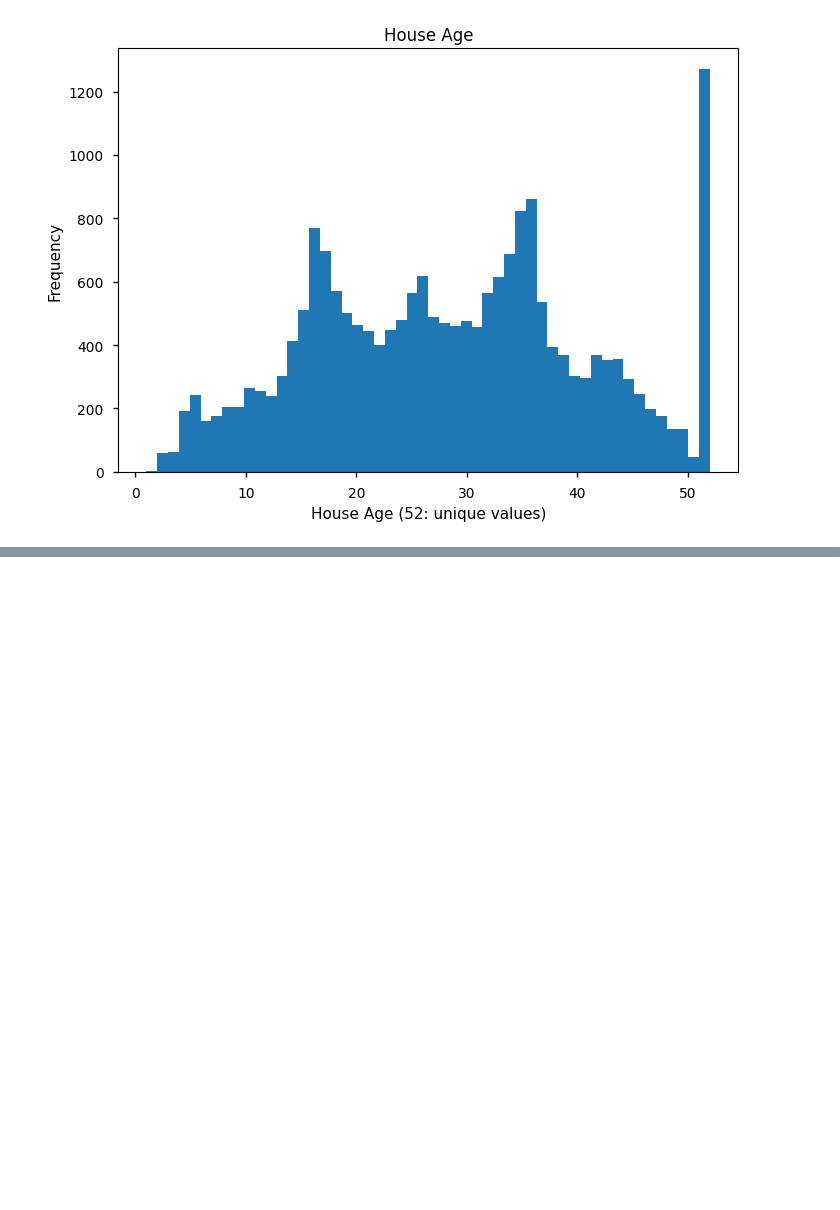
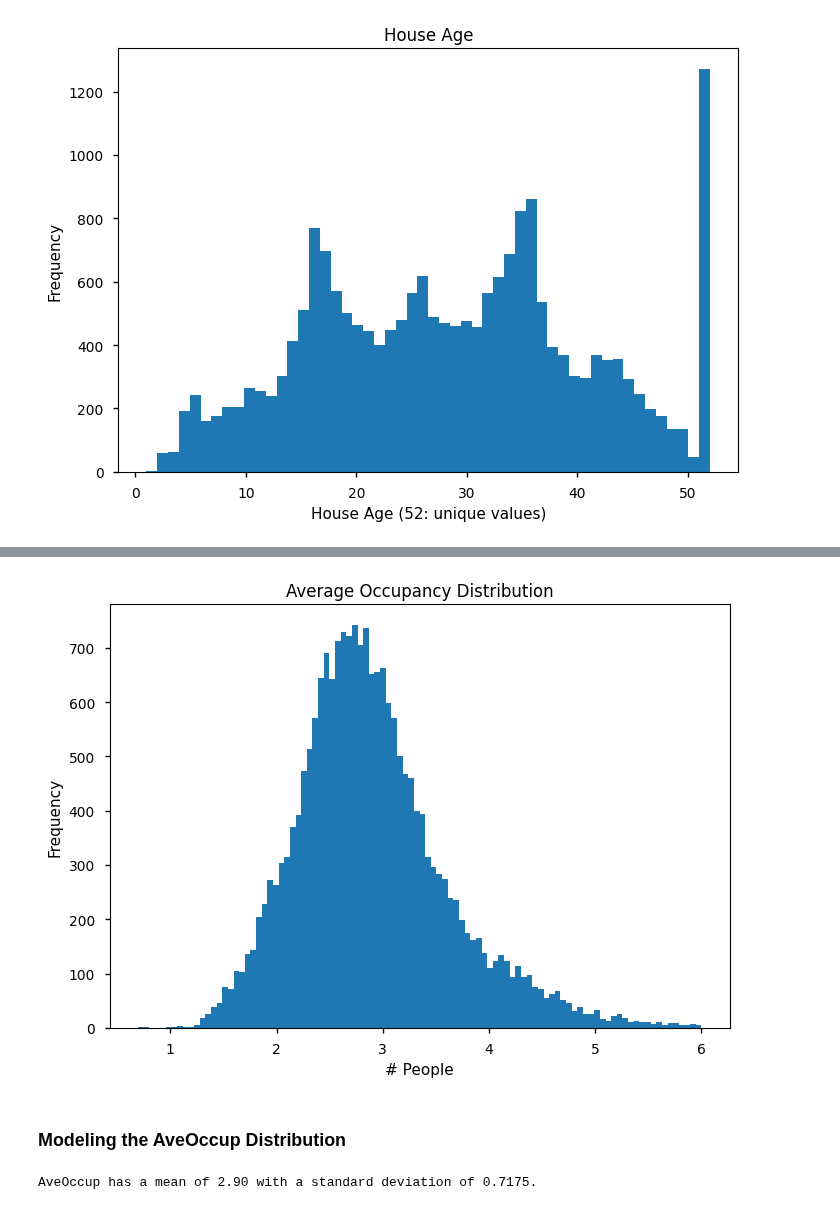
Before and after one commit to punitarani/MAT-494, a Jupyter notebook: 2.2 Probability Distribution.ipynb, the cells around one changed output, grey strips where cells are left out. Drawn from its saved outputs; the diff is of its cells as text; code cells hidden in the pictures; blank space fills up the shorter version.

Commit message:
Add: Normal Distribution section

```diff
--- a/2.2 Probability Distribution.ipynb
+++ b/2.2 Probability Distribution.ipynb
@@ -108,0 +122,22 @@ plt.show()
+# %%
+# AveRooms_vals = chdf["AveRooms"].unique()
+# Filter to between 0 and 6 by removing outliers
+AveOccup_vals = chdf[chdf["AveOccup"] <= 6]["AveOccup"]
+
+plt.figure()
+plt.hist(AveOccup_vals, bins=100)
+plt.title("Average Occupancy Distribution")
+plt.xlabel("# People")
+plt.ylabel("Frequency")
+plt.show()
+# %% [output]
+[figure, added]
+# %% [markdown]
+### Modeling the AveOccup Distribution
+# %%
+# Computing the mean and standard deviation
+AveOccup_mean = AveOccup_vals.mean()
+AveOccup_std = AveOccup_vals.std()
+print(f"AveOccup has a mean of {AveOccup_mean:.2f} with a standard deviation of {AveOccup_std:.4f}.")
+# %% [output]
+AveOccup has a mean of 2.90 with a standard deviation of 0.7175.
```
Also changed, not shown: parts of 6 cells of this notebook.
